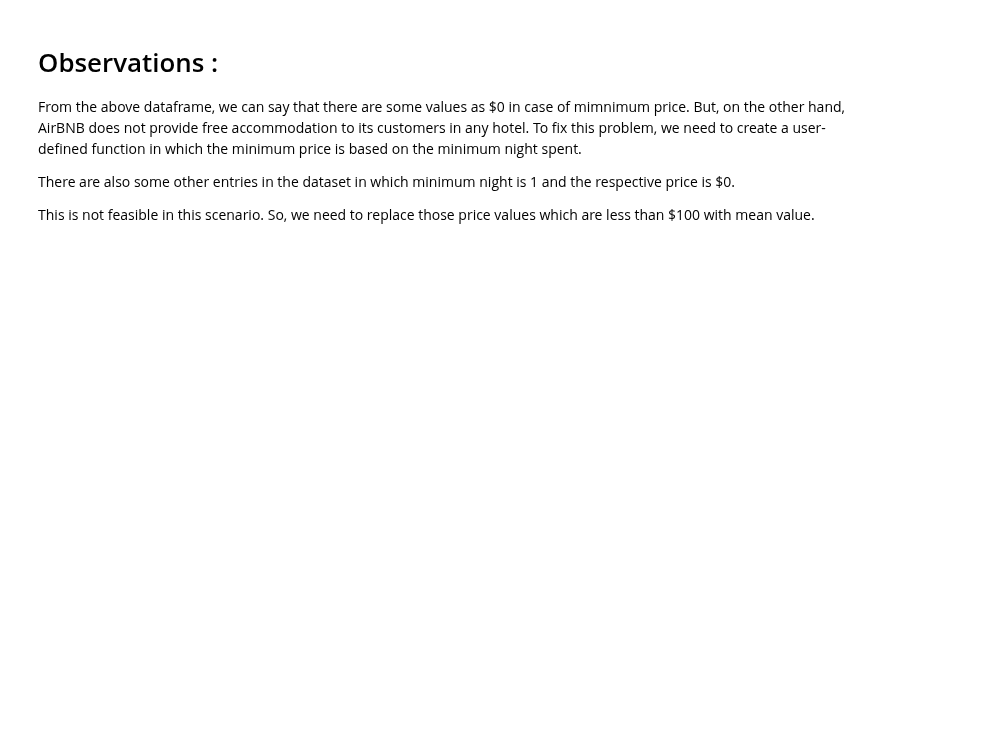
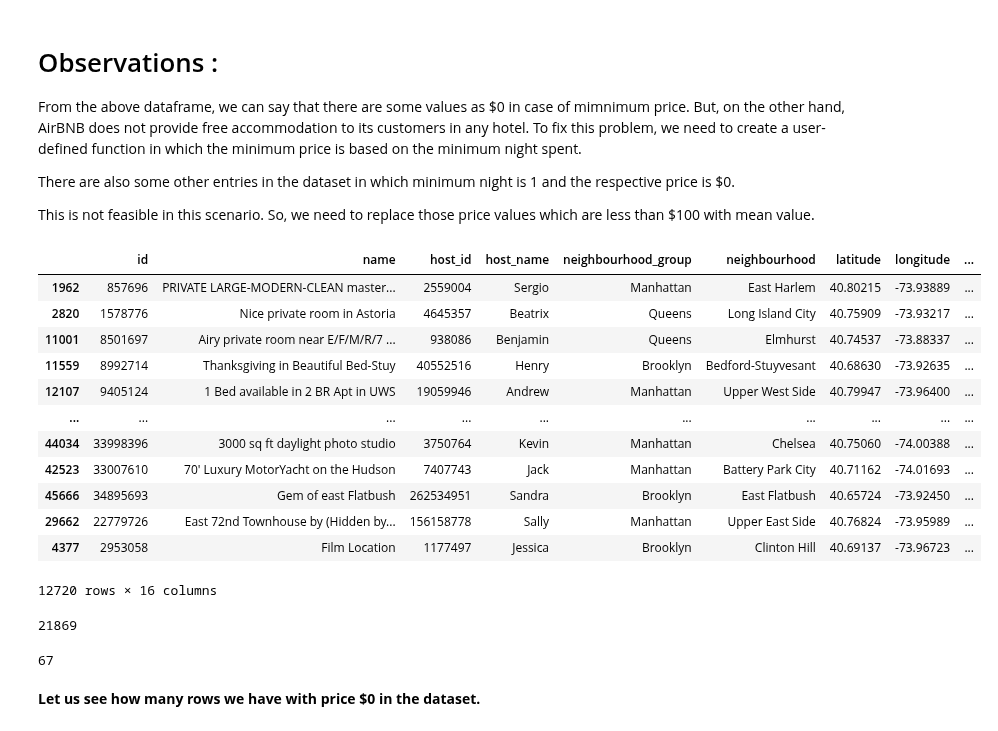
Before and after one commit to saptaksubhra/Airbnb-Bookings-Analysis, a Jupyter notebook: Airbnb_Bookings_Analysis_Capstone_Project.ipynb, the cells around one changed output. Saved outputs shown, nothing was run; the diff lists cells and outputs as text; code cells hidden in the pictures; blank space fills up the shorter version.

```diff
--- a/Airbnb_Bookings_Analysis_Capstone_Project.ipynb
+++ b/Airbnb_Bookings_Analysis_Capstone_Project.ipynb
@@ -416,3 +418,33 @@ From the above dataframe, we can say that there are some values as $0 in case of
 There are also some other entries in the dataset in which minimum night is 1 and the respective price is $0.
 
 This is not feasible in this scenario. So, we need to replace those price values which are less than $100 with mean value.
+# %%
+# Observe where minimum nights is 1 and price is minimum
+
+df_airbnb_copy[df_airbnb_copy['minimum_nights'] == 1].sort_values(['price', 'minimum_nights'], ascending = [True, True])
+# %% [output]
+|  | id | name | host_id | host_name | neighbourhood_group | neighbourhood | latitude | longitude | ... |
+| 1962 | 857696 | PRIVATE LARGE-MODERN-CLEAN master... | 2559004 | Sergio | Manhattan | East Harlem | 40.80215 | -73.93889 | ... |
+| 2820 | 1578776 | Nice private room in Astoria | 4645357 | Beatrix | Queens | Long Island City | 40.75909 | -73.93217 | ... |
+| 11001 | 8501697 | Airy private room near E/F/M/R/7 ... | 938086 | Benjamin | Queens | Elmhurst | 40.74537 | -73.88337 | ... |
+| 11559 | 8992714 | Thanksgiving in Beautiful Bed-Stuy | 40552516 | Henry | Brooklyn | Bedford-Stuyvesant | 40.68630 | -73.92635 | ... |
+| 12107 | 9405124 | 1 Bed available in 2 BR Apt in UWS | 19059946 | Andrew | Manhattan | Upper West Side | 40.79947 | -73.96400 | ... |
+| ... | ... | ... | ... | ... | ... | ... | ... | ... | ... |
+| 44034 | 33998396 | 3000 sq ft daylight photo studio | 3750764 | Kevin | Manhattan | Chelsea | 40.75060 | -74.00388 | ... |
+| 42523 | 33007610 | 70' Luxury MotorYacht on the Hudson | 7407743 | Jack | Manhattan | Battery Park City | 40.71162 | -74.01693 | ... |
+| 45666 | 34895693 | Gem of east Flatbush | 262534951 | Sandra | Brooklyn | East Flatbush | 40.65724 | -73.92450 | ... |
+| 29662 | 22779726 | East 72nd Townhouse by (Hidden by... | 156158778 | Sally | Manhattan | Upper East Side | 40.76824 | -73.95989 | ... |
+| 4377 | 2953058 | Film Location | 1177497 | Jessica | Brooklyn | Clinton Hill | 40.69137 | -73.96723 | ... |
+12720 rows × 16 columns
+# %%
+# Get the number of values whose price is less than $100
+
+df_airbnb_copy.loc[df_airbnb_copy['price'] < 100, 'price'].count()
+# %% [output]
+21869
+# %%
+# Find out the mean value of price which is less than $100
+
+round(df_airbnb_copy.loc[df_airbnb_copy['price'] < 100, 'price'].mean())
+# %% [output]
+67
@@ -418,0 +457,2 @@ This is not feasible in this scenario. So, we need to replace those price values
+# %% [markdown]
+**Let us see how many rows we have with price $0 in the dataset.**
```
Also changed, not shown: parts of 24 cells of this notebook.
